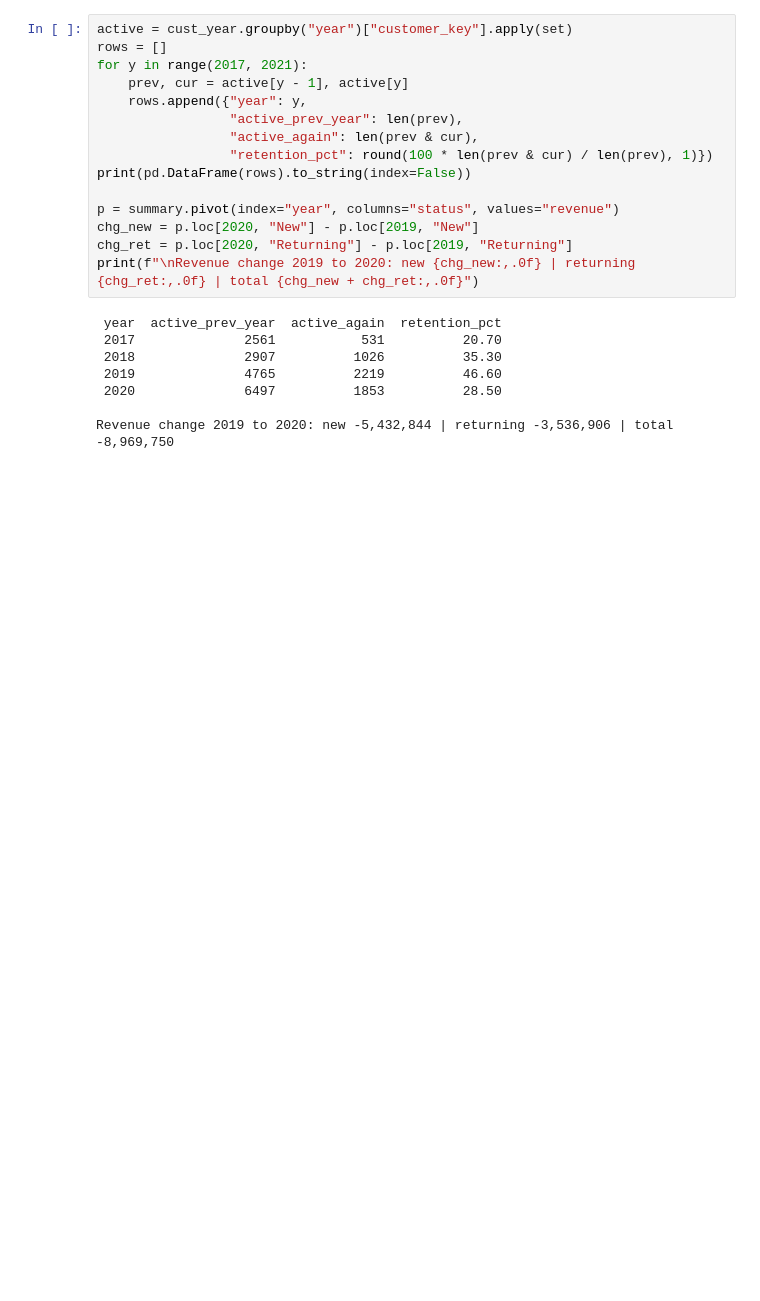
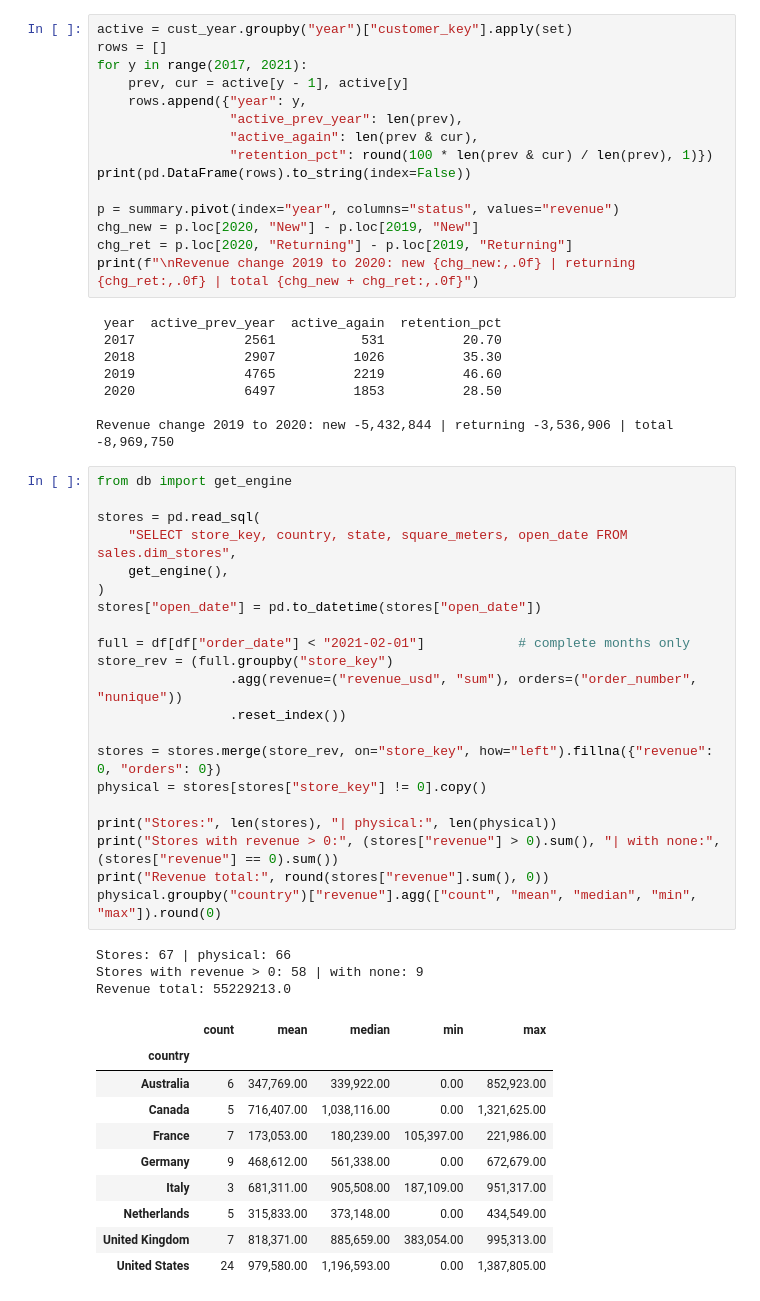
Before and after one commit to Mohsintahseen/sales-intelligence-system, a Jupyter notebook: notebooks/01_eda_overview.ipynb, the cells around one changed output. Saved outputs shown, nothing was run; the diff lists cells and outputs as text; blank space fills up the shorter version.

```diff
--- a/notebooks/01_eda_overview.ipynb
+++ b/notebooks/01_eda_overview.ipynb
@@ -292,3 +292,38 @@ print(f"\nRevenue change 2019 to 2020: new {chg_new:,.0f} | returning {chg_ret:,
  2020              6497          1853          28.50
 
 Revenue change 2019 to 2020: new -5,432,844 | returning -3,536,906 | total -8,969,750
+# %%
+from db import get_engine
+
+stores = pd.read_sql(
+    "SELECT store_key, country, state, square_meters, open_date FROM sales.dim_stores",
+    get_engine(),
+)
+stores["open_date"] = pd.to_datetime(stores["open_date"])
+
+full = df[df["order_date"] < "2021-02-01"]            # complete months only
+store_rev = (full.groupby("store_key")
+                 .agg(revenue=("revenue_usd", "sum"), orders=("order_number", "nunique"))
+                 .reset_index())
+
+stores = stores.merge(store_rev, on="store_key", how="left").fillna({"revenue": 0, "orders": 0})
+physical = stores[stores["store_key"] != 0].copy()
+
+print("Stores:", len(stores), "| physical:", len(physical))
+print("Stores with revenue > 0:", (stores["revenue"] > 0).sum(), "| with none:", (stores["revenue"] == 0).sum())
+print("Revenue total:", round(stores["revenue"].sum(), 0))
+physical.groupby("country")["revenue"].agg(["count", "mean", "median", "min", "max"]).round(0)
+# %% [output]
+Stores: 67 | physical: 66
+Stores with revenue > 0: 58 | with none: 9
+Revenue total: 55229213.0
+|  | count | mean | median | min | max |
+| country |  |  |  |  |  |
+| Australia | 6 | 347,769.00 | 339,922.00 | 0.00 | 852,923.00 |
+| Canada | 5 | 716,407.00 | 1,038,116.00 | 0.00 | 1,321,625.00 |
+| France | 7 | 173,053.00 | 180,239.00 | 105,397.00 | 221,986.00 |
+| Germany | 9 | 468,612.00 | 561,338.00 | 0.00 | 672,679.00 |
+| Italy | 3 | 681,311.00 | 905,508.00 | 187,109.00 | 951,317.00 |
+| Netherlands | 5 | 315,833.00 | 373,148.00 | 0.00 | 434,549.00 |
+| United Kingdom | 7 | 818,371.00 | 885,659.00 | 383,054.00 | 995,313.00 |
+| United States | 24 | 979,580.00 | 1,196,593.00 | 0.00 | 1,387,805.00 |
```
Also changed, not shown: parts of 5 cells of this notebook, 3 other files.
